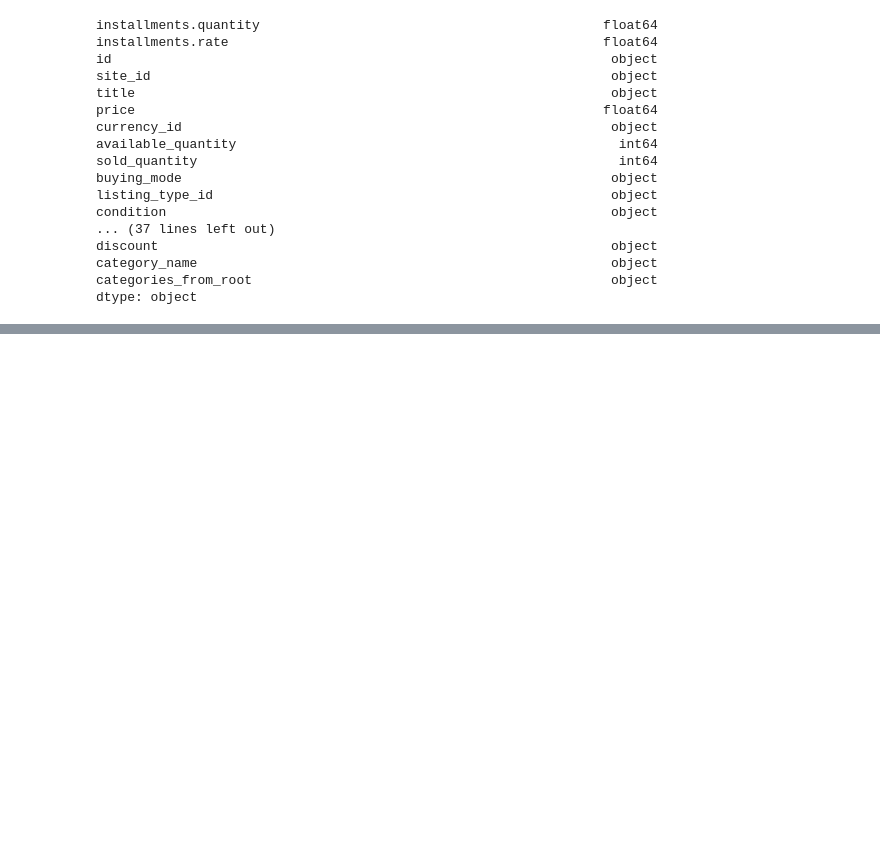
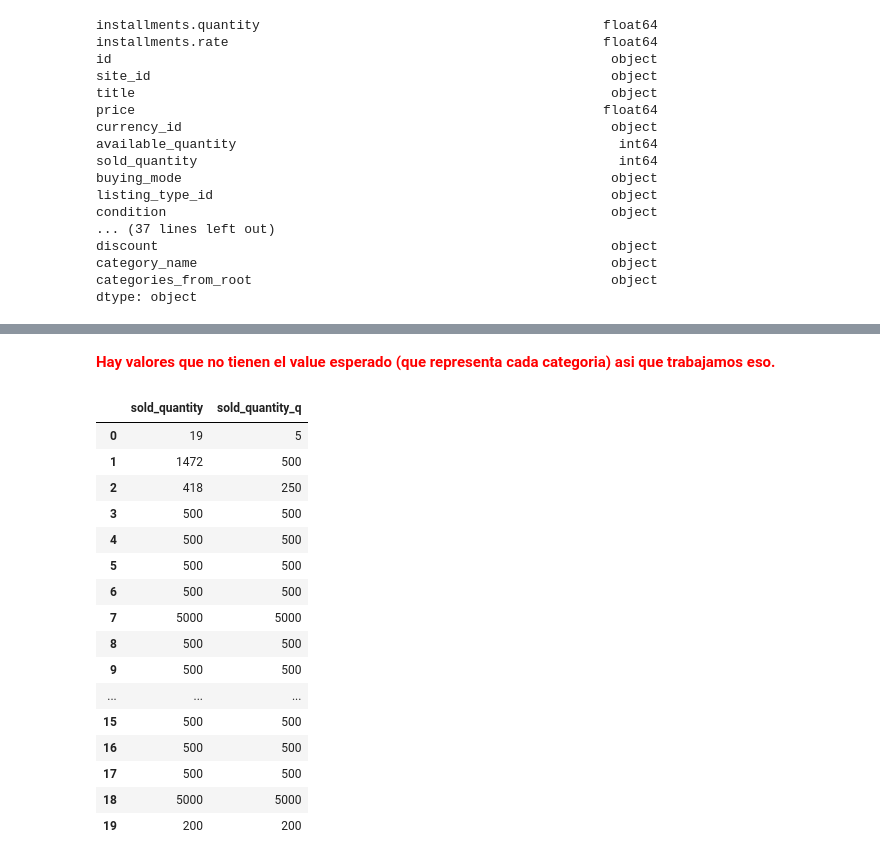
Before and after one commit to onofricamila/DSChallengeMELI, a Jupyter notebook: (1) Exploracion y analisis/Load data.ipynb, the cells around one changed output, grey strips where cells are left out. Cells and saved outputs as stored; diff of their text form; code cells hidden in the pictures; blank space fills up the shorter version.

```diff
--- a/(1) Exploracion y analisis/Load data.ipynb
+++ b/(1) Exploracion y analisis/Load data.ipynb
@@ -885,0 +1058,2 @@ dtype: object
+# %%
+df_final.drop('available_quantity_q', axis = 1, inplace=True)
@@ -885,0 +1077,33 @@ dtype: object
+# %% [markdown]
+<p style="color:red; font-weight: bold">Hay valores que no tienen el value esperado (que representa cada categoria) asi que trabajamos eso. </p>
+# %%
+bins = [0, 1, 2, 3, 4, 5, 25, 50, 100, 150, 200, 250, 500, 5000, 50000, 500000]
+# %%
+labels = [
+    0, 1, 2, 3, 4, 5, 25, 50, 100, 150, 200, 250, 500, 5000, 50000,
+]
+# %%
+df_final["sold_quantity_q"] = pd.cut(df_final['sold_quantity'], bins=bins, right=False, labels=labels)
+# %%
+df_final[[
+    "sold_quantity",
+    "sold_quantity_q",
+]].head(20)
+# %% [output]
+|  | sold_quantity | sold_quantity_q |
+| 0 | 19 | 5 |
+| 1 | 1472 | 500 |
+| 2 | 418 | 250 |
+| 3 | 500 | 500 |
+| 4 | 500 | 500 |
+| 5 | 500 | 500 |
+| 6 | 500 | 500 |
+| 7 | 5000 | 5000 |
+| 8 | 500 | 500 |
+| 9 | 500 | 500 |
+| ... | ... | ... |
+| 15 | 500 | 500 |
+| 16 | 500 | 500 |
+| 17 | 500 | 500 |
+| 18 | 5000 | 5000 |
+| 19 | 200 | 200 |
```
Also changed, not shown: parts of 29 cells of this notebook, 1 other file.
